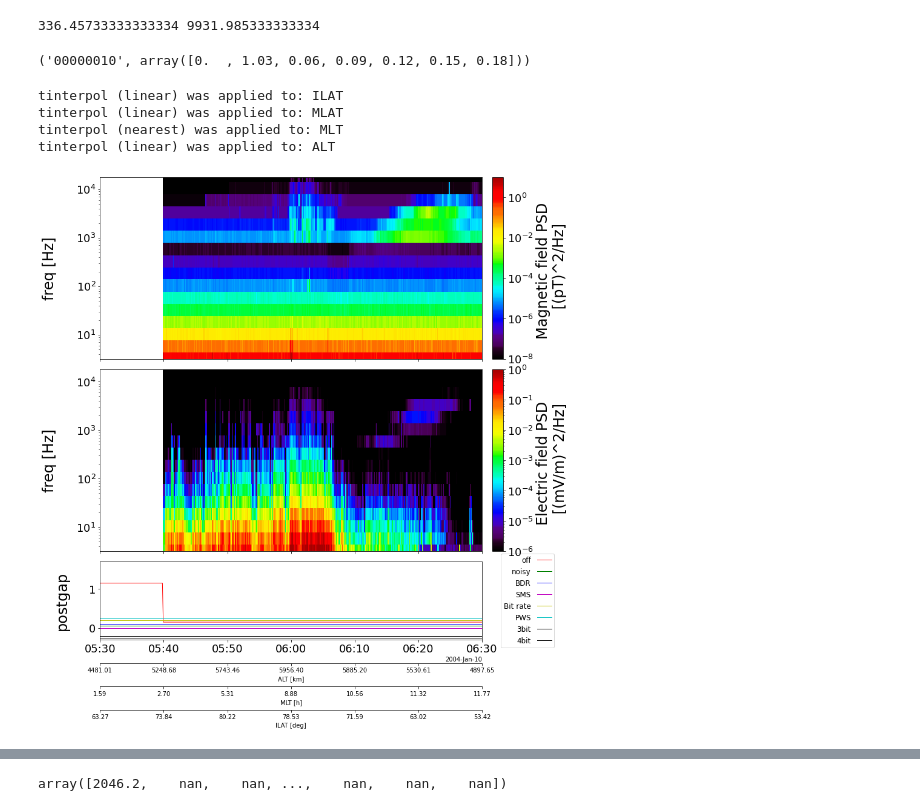
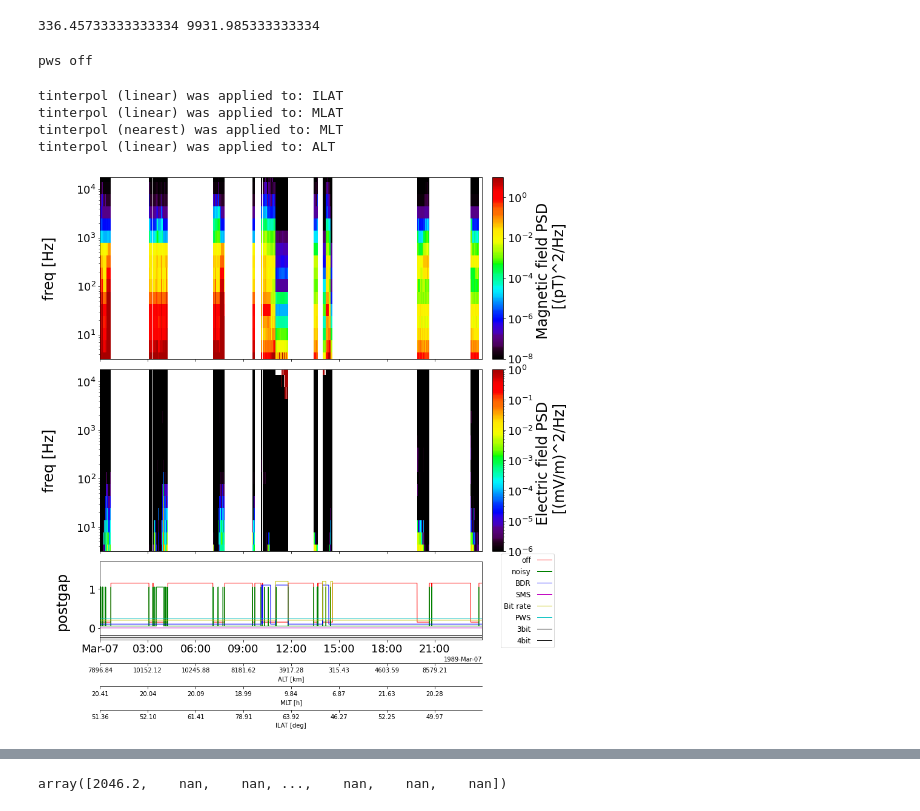
Before and after one commit to shuji-onosawa/Akebono_analysis_old, a Jupyter notebook: VLF_mca/memo.ipynb, the cells around one changed output, grey strips where cells are left out. Saved outputs shown, nothing was run; the diff lists cells and outputs as text; code cells hidden in the pictures.

```diff
--- a/VLF_mca/memo.ipynb
+++ b/VLF_mca/memo.ipynb
@@ -443,11 +443,12 @@ tinterpol (nearest) was applied to: MLT
 print(Alt_min, Alt_max)
 # %% [output]
 336.45733333333334 9931.985333333334
-# %%
-postgap_str = format(2, '08b')
-postgap_array = np.empty(7)
-postgap_array[0], postgap_array[1], postgap_array[2], postgap_array[3], postgap_array[4], postgap_array[5] = \
-int(postgap_str[7]), int(postgap_str[6])+0.03, int(postgap_str[3])+0.06, int(postgap_str[2])+0.09, int(postgap_str[1])+0.12, int(postgap_str[0])+0.15
-postgap_str, postgap_array
-# %% [output]
-('00000010', array([0.  , 1.03, 0.06, 0.09, 0.12, 0.15, 0.18]))
+# %%
+import numpy as np
+a = np.array([0,0,0,0])
+if sum(a[a == 1]) >0:
+    print('pws on')
+elif sum(a[a == 1]) == 0:
+    print('pws off')
+# %% [output]
+pws off
@@ -457,7 +517,7 @@ import pytplot
 import pyspedas
 import numpy as np
 
-trange = ['2005-1-10', '2004-1-11']
+trange = ['1989-3-7', '1989-3-8']
 load.mca(trange)
 load.orb(trange)
 tplot_names = ['Emax', 'Eave', 'Bmax', 'Bave']
@@ -488,35 +548,36 @@ pytplot.options('Emax_pwr', 'zrange', [1e-6, 1])
 pytplot.options('Bmax_pwr', 'ztitle', 'Magnetic field PSD \n [(pT)^2/Hz]')
 pytplot.options('Bmax_pwr', 'zrange', [1e-8, 1e1])
 pytplot.options(['Emax_pwr', 'Bmax_pwr'], 'ytitle', 'freq [Hz]')
 pytplot.options(['Emax_pwr', 'Bmax_pwr'], 'panel_size', 0.7)
-pytplot.tlimit([trange[0]+' 05:30:00', trange[0]+' 6:30:00'])
+pytplot.tlimit([trange[0]+' 00:00:00', trange[0]+' 23:59:00'])
 
 postgap = pytplot.get_data('PostGap')
 postgap_array = np.empty([postgap.y.size, 8])
 for i in range(postgap.y.size):
     postgap_str = format(postgap.y[i], '08b')
-    postgap_array[i][3], postgap_array[i][1], postgap_array[i][2], postgap_array[i][0], postgap_array[i][4], postgap_array[i][5], postgap_array[i][6], postgap_array[i][7] = \
-    int(postgap_str[2]), int(postgap_str[6])+0.05, int(postgap_str[3])+0.1, int(postgap_str[7])+0.15, int(postgap_str[1])+0.2, int(postgap_str[0])+0.25, int(postgap_str[4])-0.2, int(postgap_str[5])-0.25,
-pytplot.store_data('postgap', data={'x':postgap.times, 'y':postgap_array}) #
+    #"off"               "noisy",             "BDR",               "SMS",               "Bit rate",          "PWS",               "3bit",              "4bit"
+    postgap_array[i][0], postgap_array[i][1], postgap_array[i][2], postgap_array[i][3], postgap_array[i][4], postgap_array[i][5], postgap_array[i][6], postgap_array[i][7] = \
+    int(postgap_str[7]), int(postgap_str[6])+0.05, int(postgap_str[3])+0.1, int(postgap_str[2])+0.15, int(postgap_str[1])+0.2, int(postgap_str[0])+0.25, int(postgap_str[4])-0.2, int(postgap_str[5])-0.25,
+pytplot.store_data('postgap', data={'x':postgap.times, 'y':postgap_array})
 
 pytplot.options('postgap', 'Color', ['r','g','b','m','y','c','k','k'])
 pytplot.options('postgap', 'legend_names', ["off", "noisy", "BDR", "SMS", "Bit rate", "PWS", "3bit", '4bit'])
 pytplot.options('postgap', 'legend_location', 'spedas')
 pytplot.options('postgap', 'legend_size', 12)
 pytplot.options('postgap', 'panel_size', 0.3)
 pytplot.options('postgap', 'yrange', [-0.3, 1.7])
 pytplot.options('postgap', 'thick', 1.0)
 
 pytplot.options('ALT', 'ytitle', 'ALT [km]')
 pytplot.options('MLT', 'ytitle', 'MLT [h]')
 pytplot.options('ILAT', 'ytitle', 'ILAT [deg]')
 
 pytplot.options(['Bmax_pwr', 'Emax_pwr', 'postgap'], 'char_size', 24)
 pytplot.tplot_options('axis_font_size', 18)
 pytplot.tplot(['Bmax_pwr', 'Emax_pwr', 'postgap'], var_label= ['ALT', 'MLT', 'ILAT'], xsize = 12, ysize = 20)
 # %% [output]
 tinterpol (linear) was applied to: ILAT
 tinterpol (linear) was applied to: MLAT
 tinterpol (nearest) was applied to: MLT
 tinterpol (linear) was applied to: ALT
-[figure, old version]
+[figure, new version]
```
Also changed, not shown: parts of 4 cells of this notebook, 1 other file.
